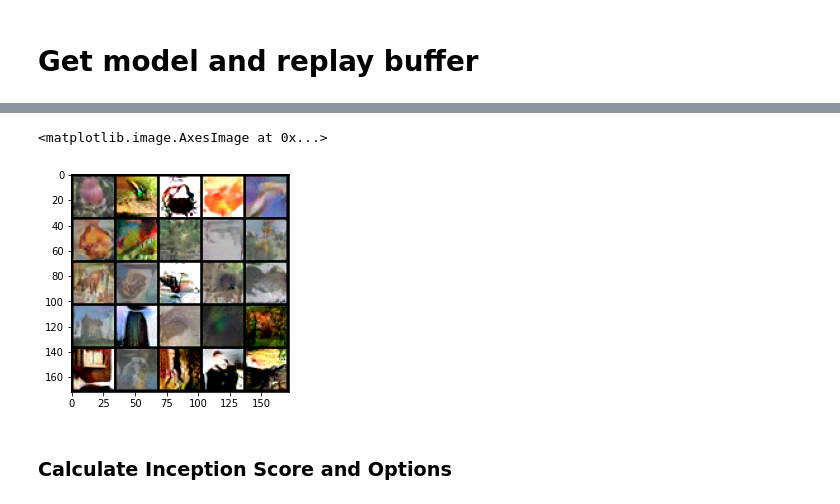
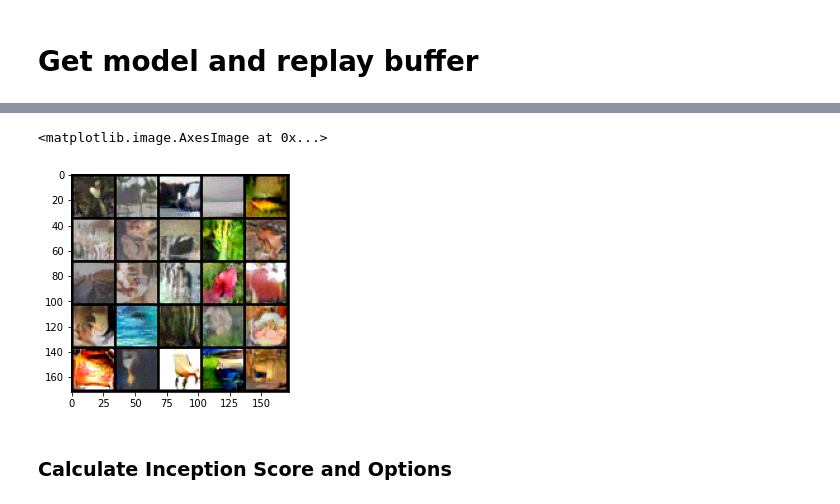
Before and after one commit to ljrprocc/EBKD, a Jupyter notebook: plot_energy_distribution.ipynb, the cells around one changed output, grey strips where cells are left out. Saved outputs shown, nothing was run; the diff lists cells and outputs as text; code cells hidden in the pictures.

```diff
--- a/plot_energy_distribution.ipynb
+++ b/plot_energy_distribution.ipynb
@@ -15,24 +17,24 @@ img_samples  res_epoch_190.pts  res_epoch_200.pts
 # %%
 import matplotlib.pyplot as plt
 import torchvision.utils as vutils
 model = model_dict['resnet26x10'](num_classes=100)
 model = model_dict['Score'](model, n_cls=100)
-save_path = '/data/lijingru/EBKD/save/student_model/resnet26x10_cifar100_lr_0.0001_decay_0.0_buffer_size_10000_lpx_0.0_lpxy_1.0_energy_mode_mcmc_step_size_1.0_trial_2_cls_mode_cls/'
-ckpt_dict = torch.load(save_path + 'res_epoch_200.pts')
+save_path = '/data/lijingru/EBKD/save/student_model/resnet26x10_cifar100_lr_1e-05_decay_0.0_buffer_size_10000_lpx_0.0_lpxy_1.0_energy_mode_mcmc_step_size_1.0_trial_2_cls_mode_cls/'
+ckpt_dict = torch.load(save_path + 'res_epoch_280.pts')
 model.load_state_dict(ckpt_dict["model_state_dict"])
 replay_buffer = ckpt_dict["replay_buffer"]
 sqrt = lambda x: int(torch.sqrt(torch.tensor([x])))
 plot = lambda x: vutils.make_grid(torch.clamp(x, -1, 1), normalize=True, nrow=sqrt(x.size(0)))
 buffer_size = len(replay_buffer)
 inds = torch.randint(0, buffer_size, (25,))
 sampled = replay_buffer[inds]
 imgs = plot(sampled)
 img = np.transpose(imgs, (1,2,0))
 plt.figure(10)
 plt.imshow(img)
 # %% [output]
 <matplotlib.image.AxesImage at 0x...>
-[figure, old version]
+[figure, new version]
 # %% [markdown]
 ### Calculate Inception Score and Options
 # %%
```
Also changed, not shown: parts of 12 cells of this notebook, 5 other files.
